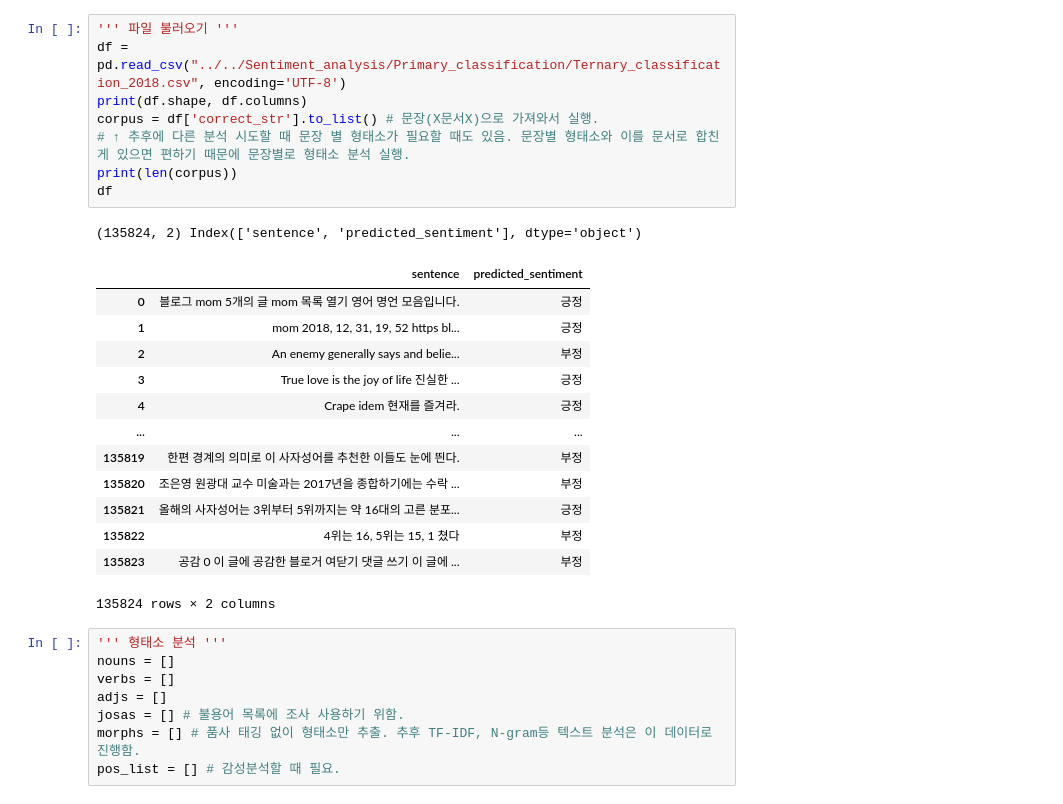
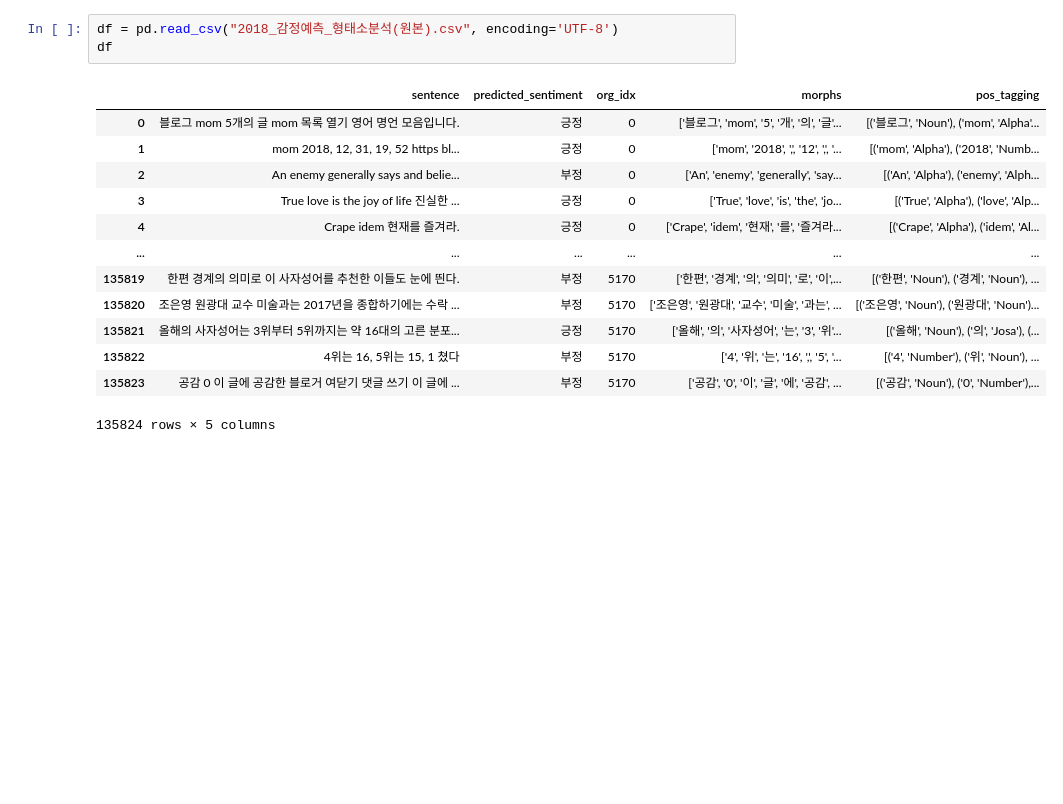
Before and after one commit to DDalaDDula/NIFoS, a Jupyter notebook: 치유(복지)/한글_텍스트_형태소분석/감정예측_형태소분석_2018(KoNLPy).ipynb, the cells around one changed output. Drawn from its saved outputs; the diff is of its cells as text; blank space fills up the shorter version.

```diff
--- a/치유(복지)/한글_텍스트_형태소분석/감정예측_형태소분석_2018(KoNLPy).ipynb
+++ b/치유(복지)/한글_텍스트_형태소분석/감정예측_형태소분석_2018(KoNLPy).ipynb
@@ -17,31 +9,17 @@ display.display(out)
-# %%
-''' 파일 불러오기 '''
-df = pd.read_csv("../../Sentiment_analysis/Primary_classification/Ternary_classification_2018.csv", encoding='UTF-8')
-print(df.shape, df.columns)
-corpus = df['correct_str'].to_list() # 문장(X문서X)으로 가져와서 실행.
-# ↑ 추후에 다른 분석 시도할 때 문장 별 형태소가 필요할 때도 있음. 문장별 형태소와 이를 문서로 합친 게 있으면 편하기 때문에 문장별로 형태소 분석 실행.
-print(len(corpus))
-df
-# %% [output]
-(135824, 2) Index(['sentence', 'predicted_sentiment'], dtype='object')
-|  | sentence | predicted_sentiment |
-| 0 | 블로그 mom 5개의 글 mom 목록 열기 영어 명언 모음입니다. | 긍정 |
-| 1 | mom 2018, 12, 31, 19, 52 https bl... | 긍정 |
-| 2 | An enemy generally says and belie... | 부정 |
-| 3 | True love is the joy of life 진실한 ... | 긍정 |
-| 4 | Crape idem 현재를 즐겨라. | 긍정 |
-| ... | ... | ... |
-| 135819 | 한편 경계의 의미로 이 사자성어를 추천한 이들도 눈에 띈다. | 부정 |
-| 135820 | 조은영 원광대 교수 미술과는 2017년을 종합하기에는 수락 ... | 부정 |
-| 135821 | 올해의 사자성어는 3위부터 5위까지는 약 16대의 고른 분포... | 긍정 |
-| 135822 | 4위는 16, 5위는 15, 1 쳤다 | 부정 |
-| 135823 | 공감 0 이 글에 공감한 블로거 여닫기 댓글 쓰기 이 글에 ... | 부정 |
-135824 rows × 2 columns
-# %%
-''' 형태소 분석 '''
-nouns = []
-verbs = []
-adjs = []
-josas = [] # 불용어 목록에 조사 사용하기 위함.
-morphs = [] # 품사 태깅 없이 형태소만 추출. 추후 TF-IDF, N-gram등 텍스트 분석은 이 데이터로 진행함.
-pos_list = [] # 감성분석할 때 필요.
+# %%
+df = pd.read_csv("2018_감정예측_형태소분석(원본).csv", encoding='UTF-8')
+df
+# %% [output]
+|  | sentence | predicted_sentiment | org_idx | morphs | pos_tagging |
+| 0 | 블로그 mom 5개의 글 mom 목록 열기 영어 명언 모음입니다. | 긍정 | 0 | ['블로그', 'mom', '5', '개', '의', '글'... | [('블로그', 'Noun'), ('mom', 'Alpha'... |
+| 1 | mom 2018, 12, 31, 19, 52 https bl... | 긍정 | 0 | ['mom', '2018', ',', '12', ',', '... | [('mom', 'Alpha'), ('2018', 'Numb... |
+| 2 | An enemy generally says and belie... | 부정 | 0 | ['An', 'enemy', 'generally', 'say... | [('An', 'Alpha'), ('enemy', 'Alph... |
+| 3 | True love is the joy of life 진실한 ... | 긍정 | 0 | ['True', 'love', 'is', 'the', 'jo... | [('True', 'Alpha'), ('love', 'Alp... |
+| 4 | Crape idem 현재를 즐겨라. | 긍정 | 0 | ['Crape', 'idem', '현재', '를', '즐겨라... | [('Crape', 'Alpha'), ('idem', 'Al... |
+| ... | ... | ... | ... | ... | ... |
+| 135819 | 한편 경계의 의미로 이 사자성어를 추천한 이들도 눈에 띈다. | 부정 | 5170 | ['한편', '경계', '의', '의미', '로', '이',... | [('한편', 'Noun'), ('경계', 'Noun'), ... |
+| 135820 | 조은영 원광대 교수 미술과는 2017년을 종합하기에는 수락 ... | 부정 | 5170 | ['조은영', '원광대', '교수', '미술', '과는', ... | [('조은영', 'Noun'), ('원광대', 'Noun')... |
+| 135821 | 올해의 사자성어는 3위부터 5위까지는 약 16대의 고른 분포... | 긍정 | 5170 | ['올해', '의', '사자성어', '는', '3', '위'... | [('올해', 'Noun'), ('의', 'Josa'), (... |
+| 135822 | 4위는 16, 5위는 15, 1 쳤다 | 부정 | 5170 | ['4', '위', '는', '16', ',', '5', '... | [('4', 'Number'), ('위', 'Noun'), ... |
+| 135823 | 공감 0 이 글에 공감한 블로거 여닫기 댓글 쓰기 이 글에 ... | 부정 | 5170 | ['공감', '0', '이', '글', '에', '공감', ... | [('공감', 'Noun'), ('0', 'Number'),... |
+135824 rows × 5 columns
```
Also changed, not shown: parts of 13 cells of this notebook, 6 other files.
